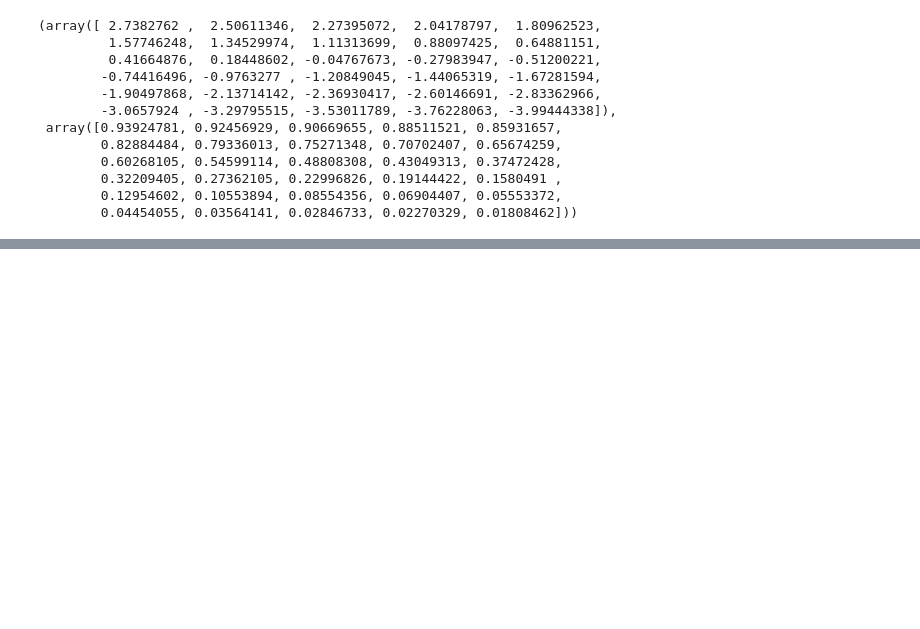
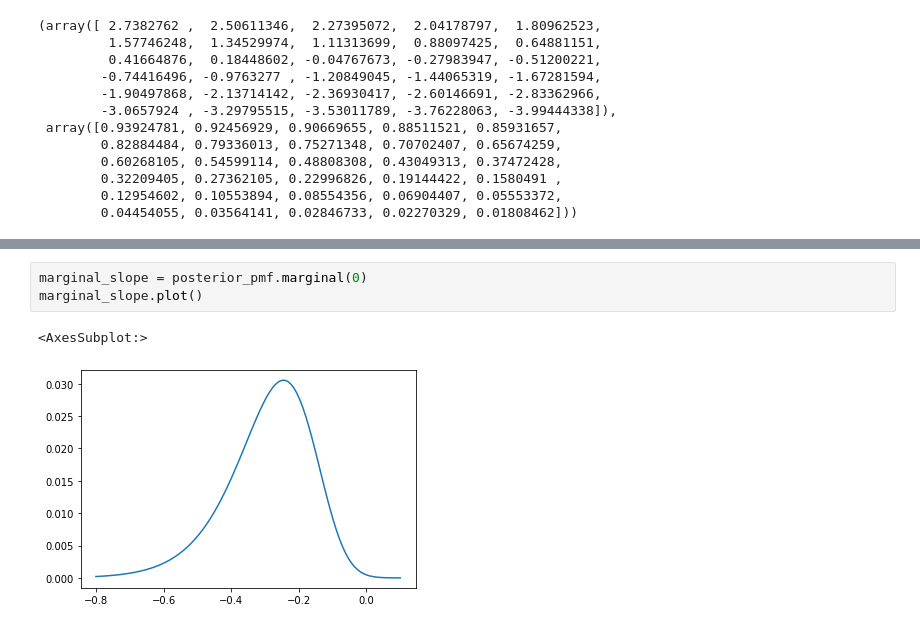
Before and after one commit to minstrel1149/think_bayes, a Jupyter notebook: Ch.16_Logistic_Regression.ipynb, the cells around one changed output, grey strips where cells are left out. Drawn from its saved outputs; the diff is of its cells as text; blank space fills up the shorter version.

```diff
--- a/Ch.16_Logistic_Regression.ipynb
+++ b/Ch.16_Logistic_Regression.ipynb
@@ -78,0 +133,6 @@ log_odds, ps
+# %%
+marginal_slope = posterior_pmf.marginal(0)
+marginal_slope.plot()
+# %% [output]
+<AxesSubplot:>
+[figure, added]
```
Also changed, not shown: parts of 15 cells of this notebook, 1 other file.
